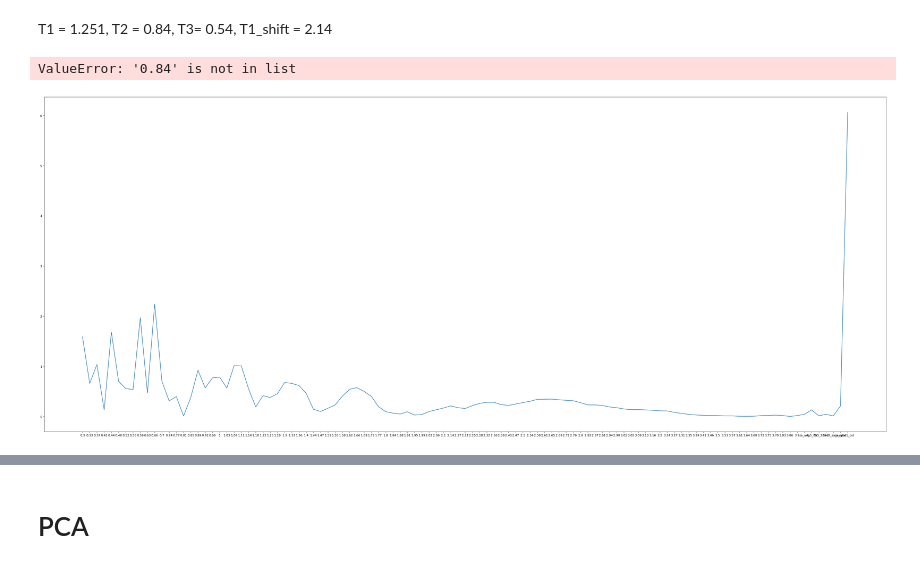
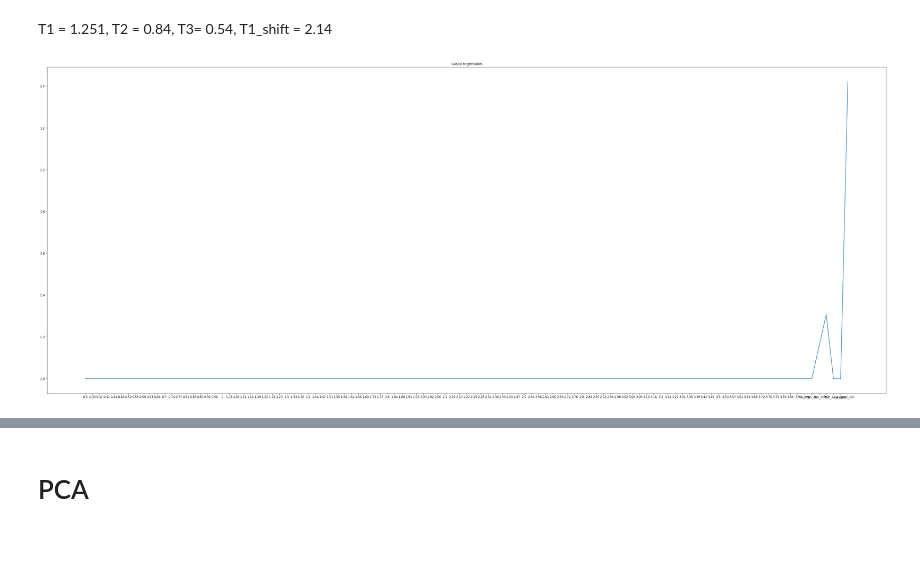
Before and after one commit to AndreaLaGrotteria/scrap, a Jupyter notebook: Data Analysis v2.ipynb, the cells around one changed output, grey strips where cells are left out. Cells and saved outputs as stored; diff of their text form; code cells hidden in the pictures; blank space fills up the shorter version.

```diff
--- a/Data Analysis v2.ipynb
+++ b/Data Analysis v2.ipynb
@@ -468,0 +558,18 @@ shap.summary_plot(shap_values[:,:-6], X.iloc[:, :-6])
+# %%
+lasso_reg = Lasso(**best_params,max_iter=maxiter)
+lasso_reg.fit(X, y)
+
+y_pred_train = lasso_reg.predict(X)
+
+y_pred_test1 = lasso_reg.predict(X_test1)
+y_pred_test2 = lasso_reg.predict(X_test2)
+
+MSE_Train_LASSO = mean_squared_error(y, y_pred_train)
+
+MSE_Test_LASSO1 = mean_squared_error(y_test1, y_pred_test1)
+MSE_Test_LASSO2 = mean_squared_error(y_test2, y_pred_test2)
+
+print(f"LASSO Mean Squared Error train: {round(MSE_Train_LASSO,2)}")
+
+print(f"LASSO Mean Squared Error test1: {round(MSE_Test_LASSO1,2)}")
+print(f"LASSO Mean Squared Error test2: {round(MSE_Test_LASSO2,2)}")
@@ -701,8 +844,10 @@ from sklearn.linear_model import BayesianRidge
 bayesian_reg = BayesianRidge()
 
 param_grid = {
-    'alpha_1': [1e-6, 1e-5, 1e-4, 1e-3],
-    'lambda_1': [1e-6, 1e-5, 1e-4, 1e-3],
+    'alpha_1': [1e-10,1e-9,1e-8, 1e-7, 1e-6, 1e-5, 1e-4, 1e-3],
+    'alpha_2': [1e-8, 1e-7, 1e-6, 1e-5, 1e-4, 1e-3,1e-2,1e-1,1e0,1e1],
+    'lambda_1': [1e-6, 1e-5, 1e-4, 1e-3, 1e-2, 1e-1, 1e-0, 1e1, 1e2],
+    'lambda_2': [1e-6, 1e-5, 1e-4, 1e-3, 1e-2, 1e-1, 1e-0,1e1,1e2,1e3],
 }
 
 grid_search = GridSearchCV(bayesian_reg, param_grid, scoring='neg_mean_squared_error', cv=5)
@@ -1035,15 +1187,10 @@ MLP Mean Squared Error validation: 0.52
 T1 = 1.251, T2 = 0.84, T3= 0.54, T1_shift = 2.14
 # %%
 plt.figure(figsize=(50,20))
-plt.plot(dfhead_numpy[1:X.shape[1]+1],np.abs(lin_reg.coef_))
-plt.axvline(x=list(dfhead_numpy[1:X.shape[1]+1]).index('0.84'), color='r', linestyle='--')
-plt.axvline(x=list(dfhead_numpy[1:X.shape[1]+1]).index('1.25'), color='r', linestyle='--')
-plt.axvline(x=list(dfhead_numpy[1:X.shape[1]+1]).index('0.54'), color='r', linestyle='--')
-plt.axvline(x=list(dfhead_numpy[1:X.shape[1]+1]).index('2.14'), color='r', linestyle='--')
-plt.title("Linear regression")
+plt.plot(df_train.columns[1:X.shape[1]+1],np.abs(lasso_reg.coef_))
+plt.title("Lasso regression")
 plt.show()
 # %% [output]
-ValueError: '0.84' is not in list
-[figure, old version]
+[figure, new version]
 # %%
 plt.figure(figsize=(50,20))
```
Also changed, not shown: parts of 127 cells of this notebook, 17 other files.
